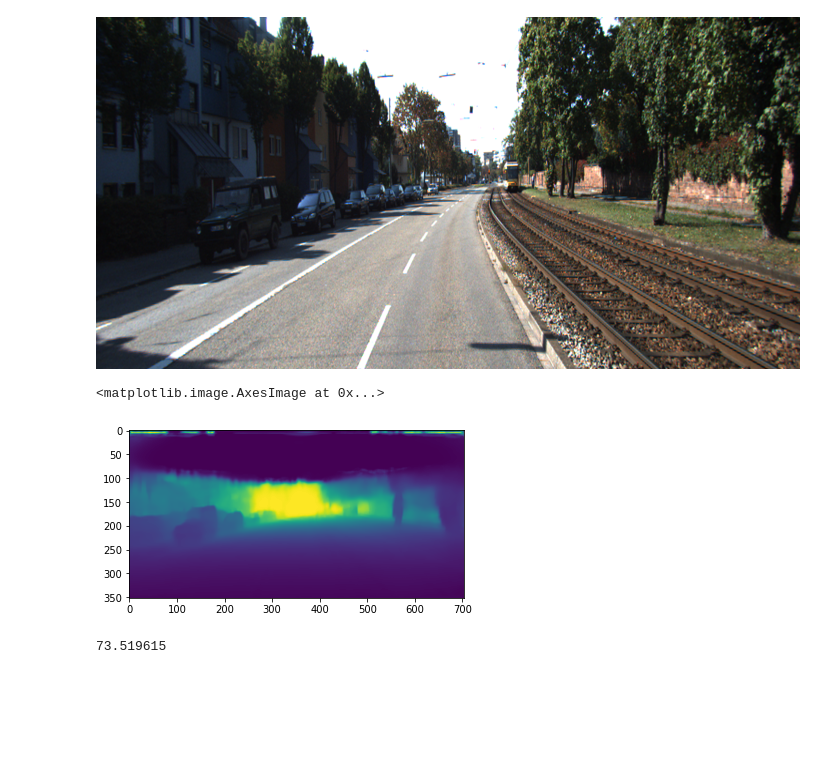
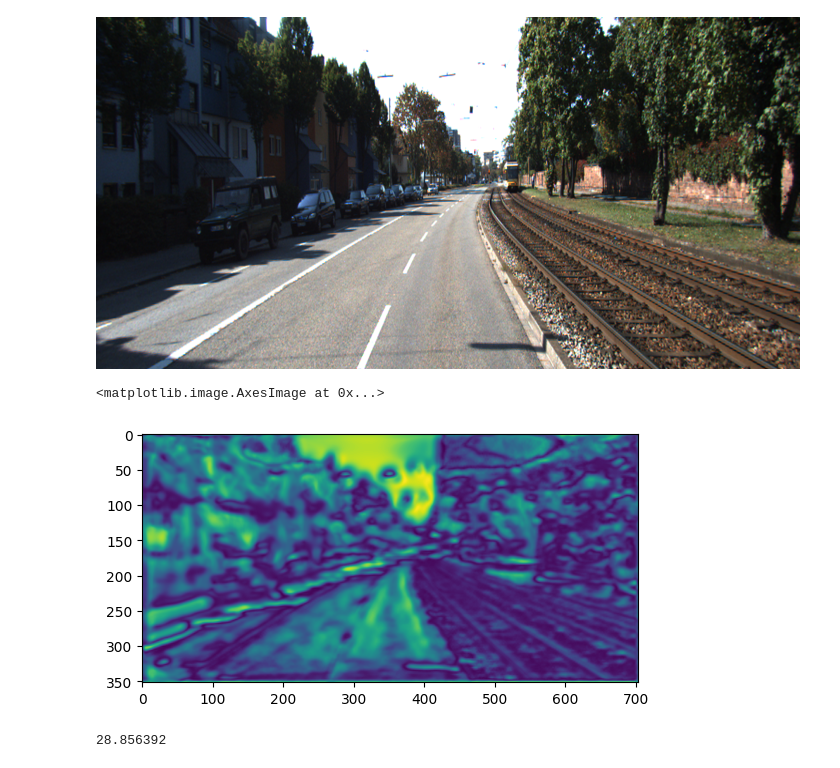
Before and after one commit to hukuhaka/Adabins_someadd, a Jupyter notebook: Model_test.ipynb, the cells around one changed output. Cells and saved outputs as stored; diff of their text form; code cells hidden in the pictures; blank space fills up the shorter version.

```diff
--- a/Model_test.ipynb
+++ b/Model_test.ipynb
@@ -18,15 +18,14 @@ image
 # %% [output]
 [figure]
 # %%
-infer_helper = InferenceHelper("/home/dataset/EH/project/Model/Adabins/0205-1211/020-mobilevitv2.pt", dataset='kitti', backbone="mobilevitv2")
+infer_helper = InferenceHelper("/home/dataset/EH/project/Model/Adabins/0222-1152/015-mobilevit.pt", dataset='kitti', backbone="mobilevit")
 bin_centers, predicted_depth = infer_helper.predict_pil(image)
+
+plt.imshow(predicted_depth.squeeze())
+# %% [output]
+<matplotlib.image.AxesImage at 0x...>
+[figure, added]
-# %%
-import matplotlib.pyplot as plt
-plt.imshow(predicted_depth.squeeze())
-# %% [output]
-<matplotlib.image.AxesImage at 0x...>
-[figure, removed]
 # %%
 predicted_depth.max()
 # %% [output]
-73.519615
+28.856392
```
Also changed, not shown: parts of 1 cell of this notebook, 22 other files.
